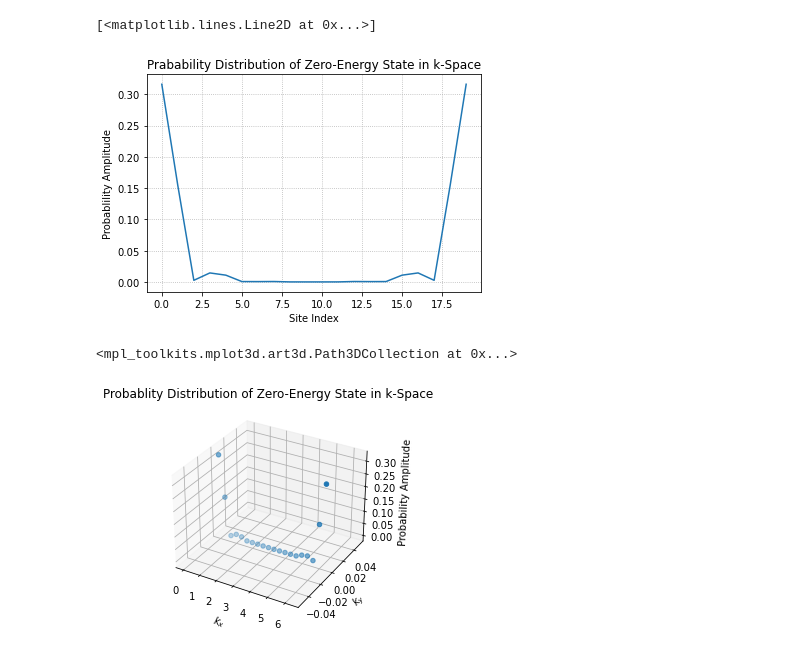
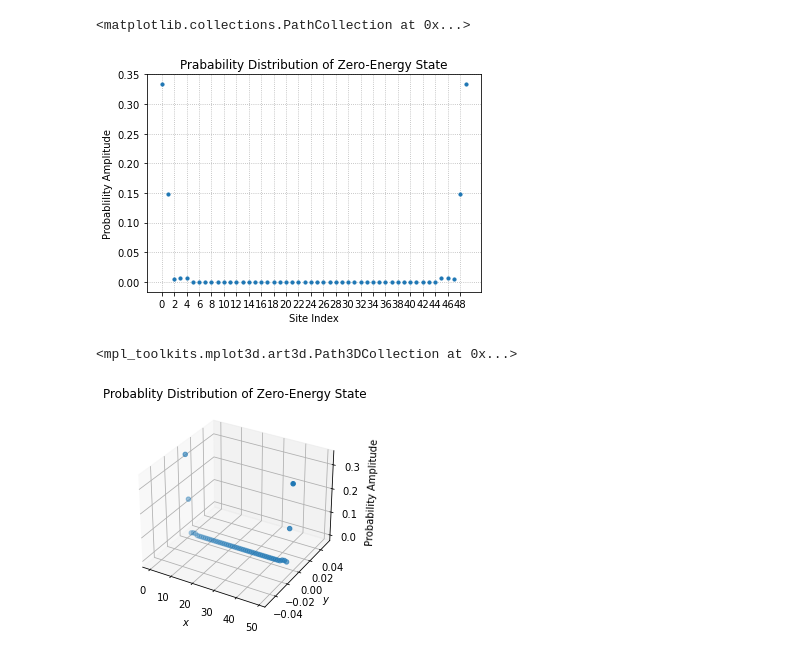
Before and after one commit to isschoch/chiral-p-wave-on-buckyball-geometry, a Jupyter notebook: direct_lattice_sc.ipynb, the cells around one changed output. Cells and saved outputs as stored; diff of their text form; code cells hidden in the pictures.

Commit message:
New reciprocal lattice calcs

```diff
--- a/direct_lattice_sc.ipynb
+++ b/direct_lattice_sc.ipynb
@@ -23,8 +23,8 @@ H_k         = lambda k: np.array(
                                  [                                0.0, -(np.cos(k[0]) + np.cos(k[1])) - mu]]
                                 , dtype=complex)
 gap_fct     = lambda k: np.array(
-                                [[                                                   0.0, delta * complex(np.sin(k[0]), np.sin(k[1]))],
-                                 [delta.conjugate()*complex(np.sin(k[0]), -np.sin(k[1])),                                         0.0]]
+                                [[                                                     0.0, delta * complex(np.sin(k[0]), np.sin(k[1]))],
+                                 [delta.conjugate() * complex(np.sin(k[0]), -np.sin(k[1])),                                         0.0]]
                                 , dtype=complex)
 H_BdG       = lambda k: np.block(
                                 [[             H_k(k),      gap_fct(k)],
@@ -35,37 +35,37 @@ dim_H_BdG = 4
 def get_H_tilde(direction, axis=0):
     H_tilde = np.zeros(shape=(dim_H_BdG, dim_H_BdG), dtype=complex)
     for k in reciprocal_lattice_sites:
-        H_tilde += 1.0 / num_sites * H_BdG(np.array(k)) * np.exp(direction * complex(0.0, 1.0) * k[axis])
+        H_tilde += 1.0 / num_sites * H_BdG(np.array(k)/N) * np.exp(direction * complex(0.0, 1.0) * k[axis]/N)
     return H_tilde
 
 H_direct_lattice = np.zeros(shape=(num_sites * dim_H_BdG, num_sites * dim_H_BdG), dtype=complex)
-block_indices = [slice(block_idx * dim_H_BdG, (block_idx+1) * dim_H_BdG) for block_idx in range(lattice.get_num_nodes())]
+block_indices = [slice(block_idx * dim_H_BdG, (block_idx+1) * dim_H_BdG) for block_idx in range(lattice.get_num_sites())]
 
-for (node_idx, node) in enumerate(lattice.get_nodes()):
-    H_direct_lattice[block_indices[node_idx], block_indices[node_idx]] = get_H_tilde(0)
+for (site_idx, site) in enumerate(lattice.get_sites()):
+    H_direct_lattice[block_indices[site_idx], block_indices[site_idx]] = get_H_tilde(0)
 
-    for neighbour_idx in lattice_edges[node_idx]:
+    for neighbour_idx in lattice_edges[site_idx]:
         axis = -1
-        if (neighbour_idx) // N != (node_idx // N):
+        if (neighbour_idx // N) != (site_idx // N):
             axis = 1
-        elif (neighbour_idx) // N == (node_idx // N):
+        elif (neighbour_idx // N) == (site_idx // N):
             axis = 0
         else:
             print("something went terribly wrong while constructing the direct lattice hamiltonian")
         assert axis == 0 or axis == 1, "axis assertion failed"
 
         direction = 0
-        if node_idx < neighbour_idx:
+        if site_idx < neighbour_idx:
             direction = (-1)**axis
-        elif node_idx > neighbour_idx:
+        elif site_idx > neighbour_idx:
             direction = -1 * (-1)** axis
         else:
             print("something went terribly wrong while constructing the direct lattice hamiltonian")
         assert direction == 1 or direction == -1, "direction assertion failed"
 
-        # print("Node {} has neighbour {} along axis {} in direction {}".format(node_idx, neighbour_idx, axis, direction))
+        # print("Site {} has neighbour {} along axis {} in direction {}".format(site_idx, neighbour_idx, axis, direction))
 
-        H_direct_lattice[block_indices[node_idx], block_indices[neighbour_idx]] = get_H_tilde(direction, axis)
+        H_direct_lattice[block_indices[site_idx], block_indices[neighbour_idx]] = get_H_tilde(direction, axis)
 
 energies, states = scipy.linalg.eigh(H_direct_lattice)
 print("Energies = ", energies)
@@ -106,30 +106,27 @@ gs_probabilities = np.zeros(shape=(num_sites, 1))
 for site_idx in range(num_sites):
     gs_probabilities[site_idx] = np.sum(gs_probabilities_nambu[block_indices[site_idx]])
 
-for node in lattice.get_nodes():
-    gs_probabilities
-
-
 plt.xlabel("Site Index")
+plt.xticks(range(0, num_sites, num_sites//min(num_sites, 20)))
 plt.ylabel("Probablility Amplitude")
-plt.title("Prabability Distribution of Zero-Energy State in k-Space")
-plt.grid(linestyle=':')
-plt.plot(range(num_sites), gs_probabilities)
+plt.title("Prabability Distribution of Zero-Energy State")
+plt.grid(linestyle=':', zorder=-10)
+plt.scatter(range(num_sites), gs_probabilities, s=10, zorder=10)
 # %% [output]
-[<matplotlib.lines.Line2D at 0x...>]
+<matplotlib.collections.PathCollection at 0x...>
-[figure, old version]
+[figure, new version]
 # %%
 fig = plt.figure()
 ax = fig.add_subplot(projection='3d')
-kx_values = [k[0] for k in reciprocal_lattice_sites]
-ky_values = [k[1] for k in reciprocal_lattice_sites]
+x_values = [k[0] for k in lattice_sites]
+y_values = [k[1] for k in lattice_sites]
 
 plt.grid(linestyle=":")
-ax.set_xlabel(r"$k_{x}$")
-ax.set_ylabel(r"$k_{y}$")
+ax.set_xlabel(r"$x$")
+ax.set_ylabel(r"$y$")
 ax.set_zlabel("Probability Amplitude")
-ax.set_title("Probablity Distribution of Zero-Energy State in k-Space")
-ax.scatter(kx_values, ky_values, gs_probabilities)
+ax.set_title("Probablity Distribution of Zero-Energy State")
+ax.scatter(x_values, y_values, gs_probabilities)
 # %% [output]
 <mpl_toolkits.mplot3d.art3d.Path3DCollection at 0x...>
-[figure, old version]
+[figure, new version]
```
Also changed, not shown: parts of 2 cells of this notebook, 4 other files.
